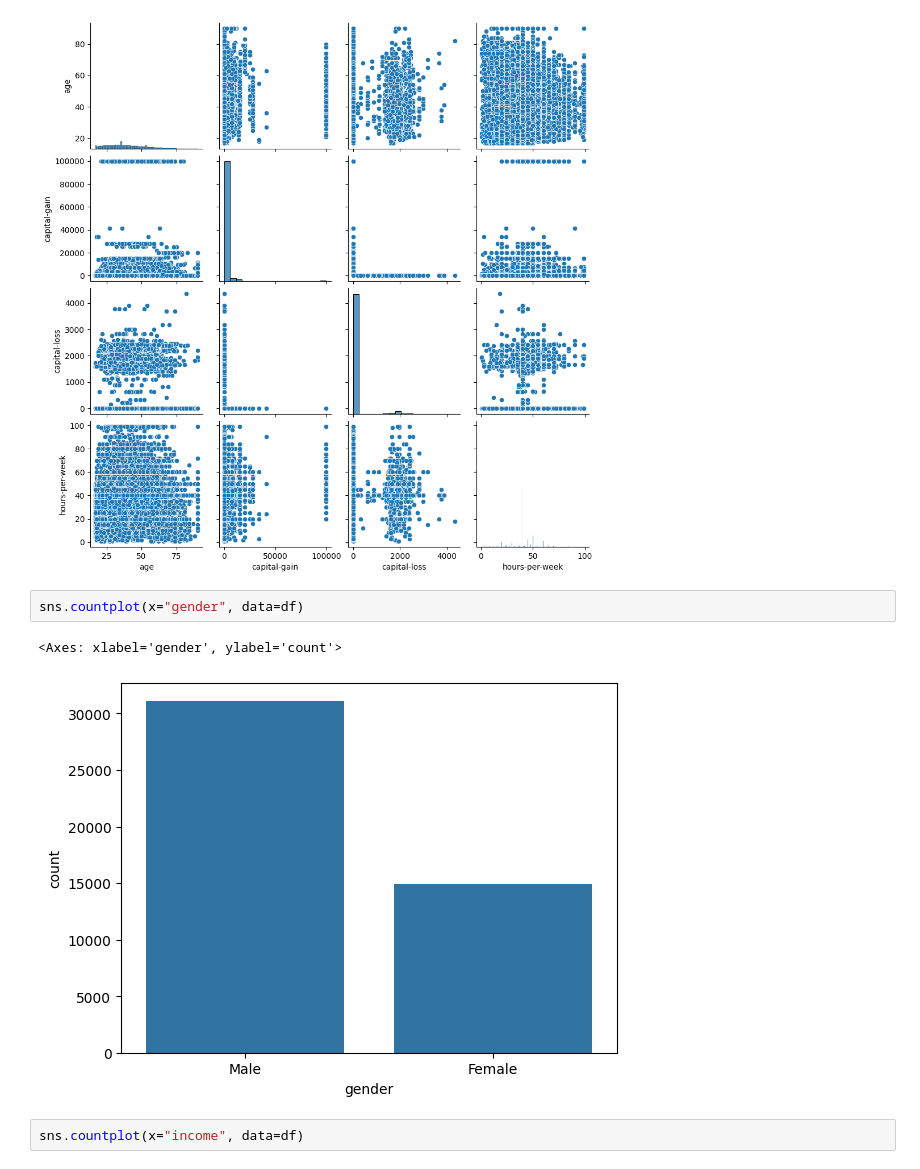
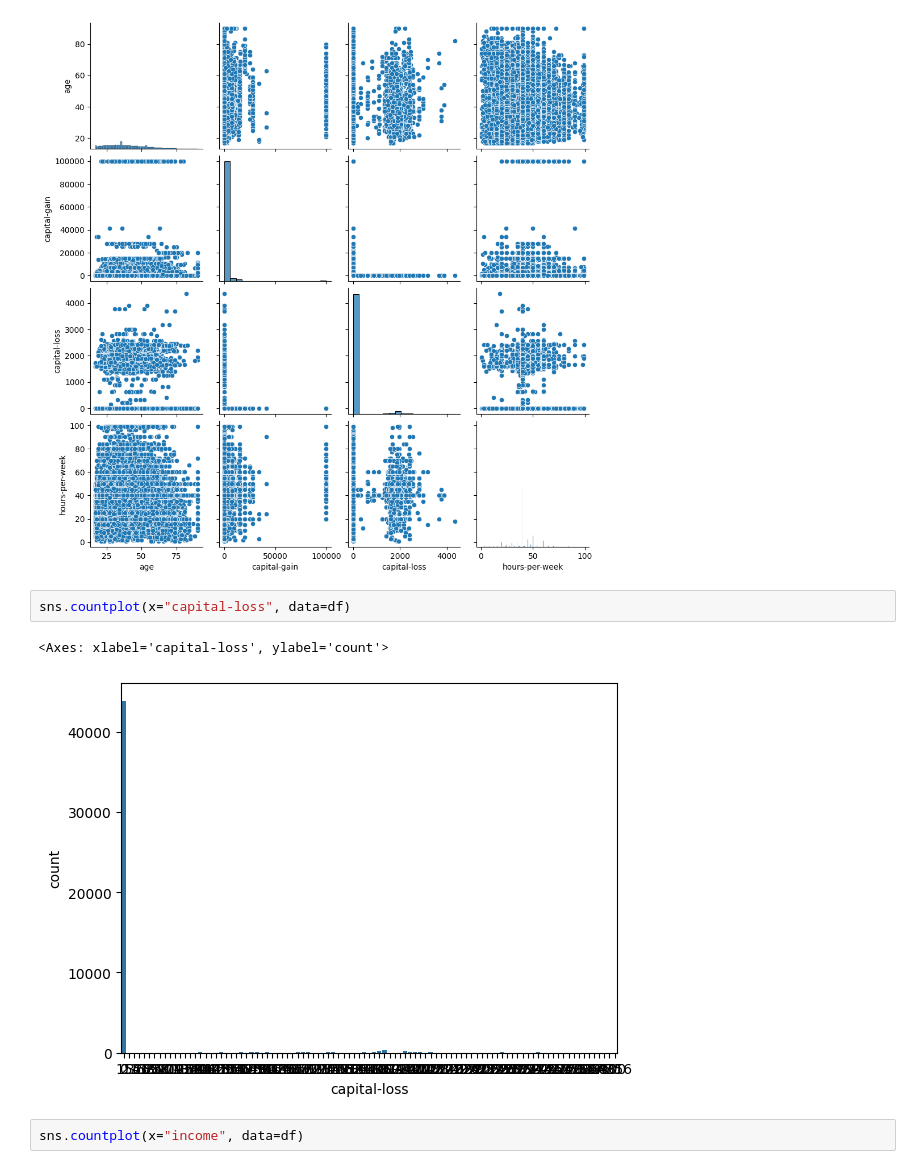
Before and after one commit to paez49/Adult-income, a Jupyter notebook: main.ipynb, the cells around one changed output. Cells and saved outputs as stored; diff of their text form.

```diff
--- a/main.ipynb
+++ b/main.ipynb
@@ -150,10 +151,10 @@ sns.pairplot(df)
 <seaborn.axisgrid.PairGrid at 0x...>
 [figure]
 # %%
-sns.countplot(x="gender", data=df)
+sns.countplot(x="capital-loss", data=df)
 # %% [output]
-<Axes: xlabel='gender', ylabel='count'>
+<Axes: xlabel='capital-loss', ylabel='count'>
-[figure, old version]
+[figure, new version]
 # %%
 sns.countplot(x="income", data=df)
 # %% [output]
```
Also changed, not shown: parts of 8 cells of this notebook, 1 other file.
